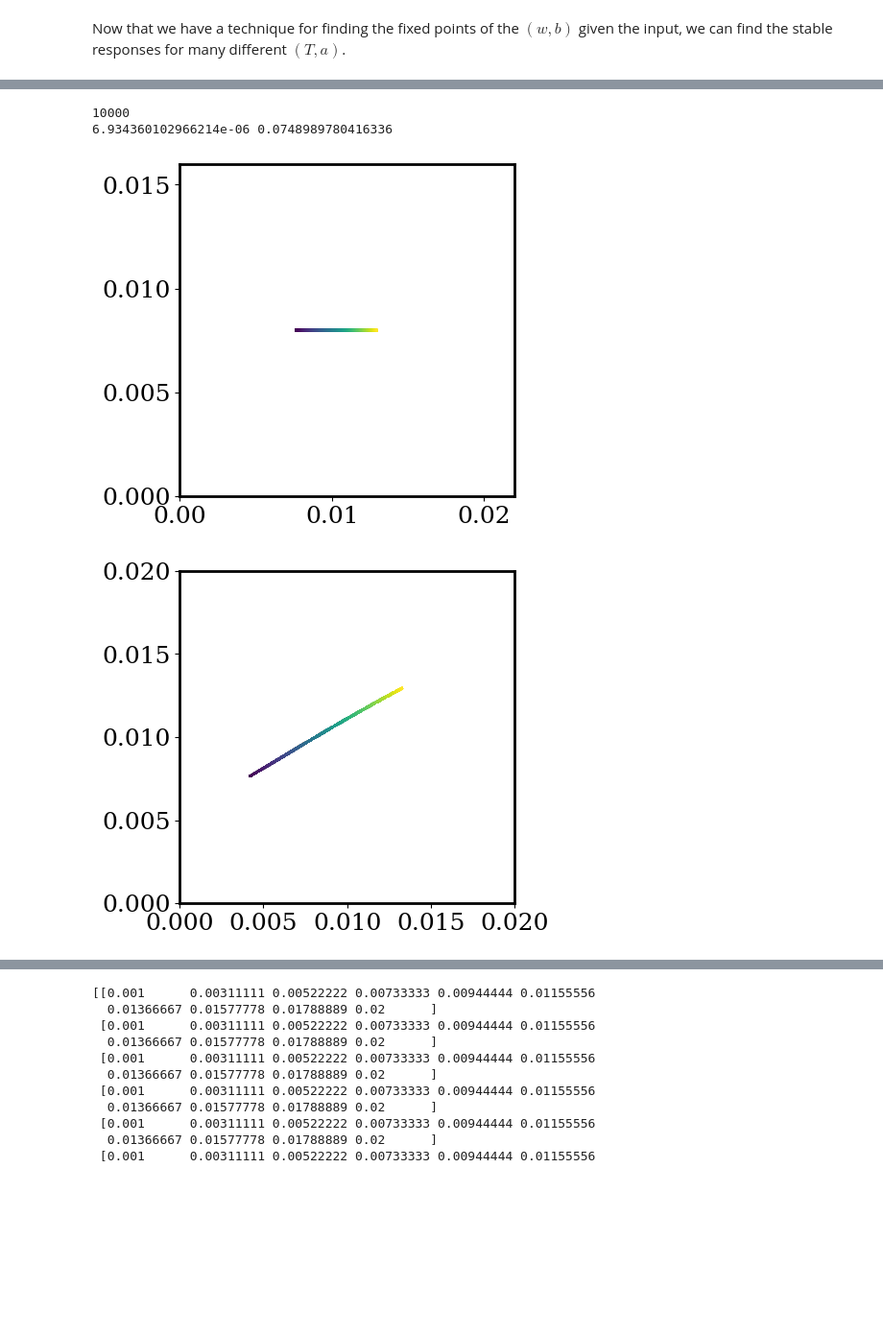
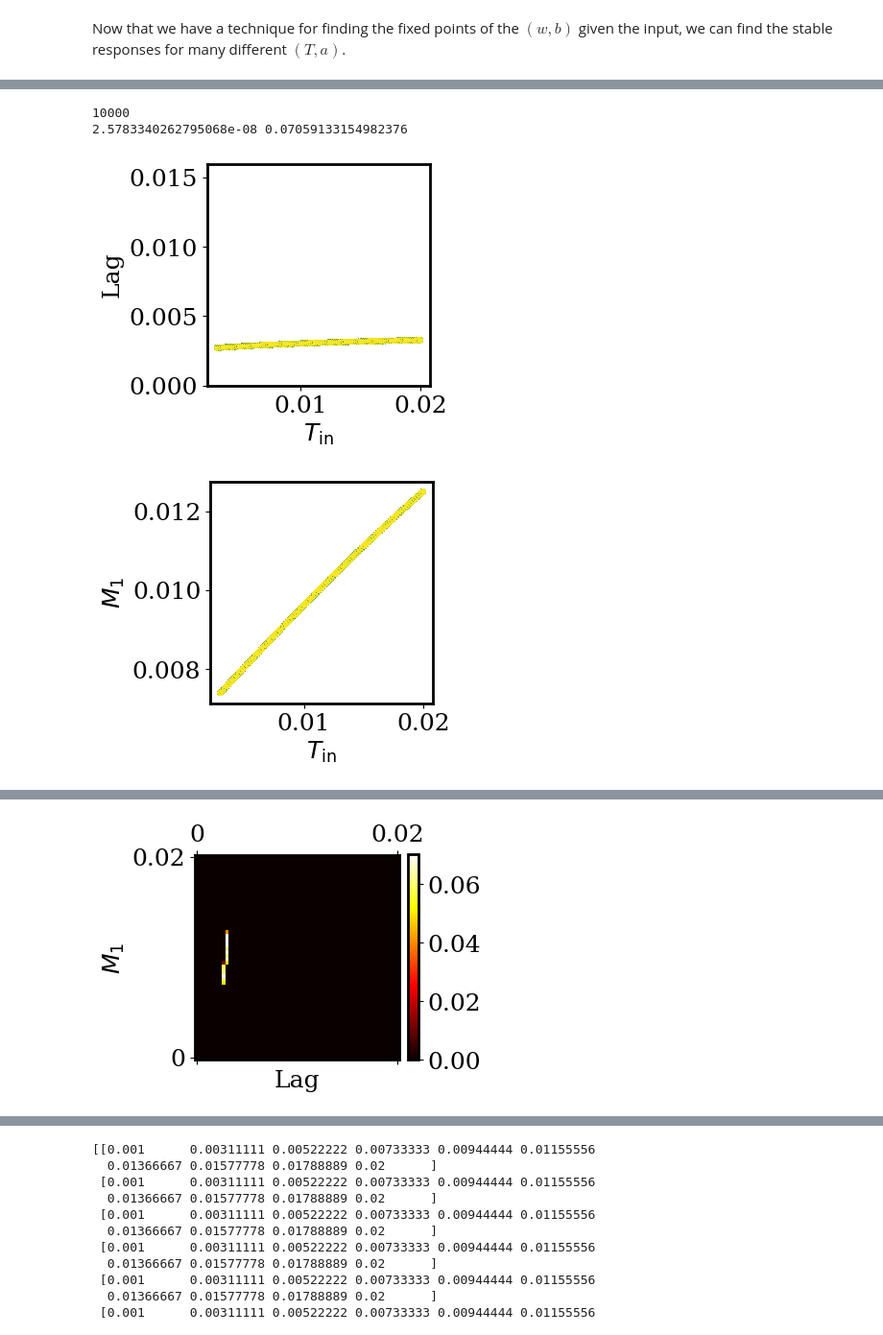
Before and after one commit to davidgbe/automated_plasticity_discovery, a Jupyter notebook: moment_control.ipynb, the cells around one changed output, grey strips where cells are left out. Shown at 96% size. Cells and saved outputs as stored; diff of their text form; code cells hidden in the pictures; blank space fills up the shorter version.

```diff
--- a/moment_control.ipynb
+++ b/moment_control.ipynb
@@ -1233,3 +1661,19 @@ print(np.var(lags), np.var(peaks))
 # %%
 b_fixed = 0.2
-fixed_points, valid_solns_mask = find_fixed_point(a, T, w_set, b_set, b_rate=0, b=b_fixed)
+w_set = 0.0075
+w_coef_I1 = 0
+w_coef_I2 = 1
+b_coef_I1 = 0
+b_coef_I2 = 0
+fixed_points, valid_solns_mask = find_fixed_point(a, T, w_set, b_set, b_rate=0, b=b_fixed, w_coef_I1=w_coef_I1, w_coef_I2=w_coef_I2, b_coef_I1=b_coef_I1, b_coef_I2=b_coef_I2)
+
+a_plot, T_plot = np.meshgrid(np.linspace(2, 20, 1), np.linspace(0.003, 0.02, 3))
+fixed_points, valid_solns_mask = find_fixed_point(a, T, w_set, b_set, w_coef_I1=w_coef_I1, w_coef_I2=w_coef_I2, b_coef_I1=b_coef_I1, b_coef_I2=b_coef_I2)
+
+scale = 1
+fig, axs = plt.subplots(1, 1, figsize=(3 * scale, 3 * scale))
+t = np.linspace(-0.005, 0.06, 1000)
+colors = ['red', 'blue', 'orange']
+for i in range(fixed_points.shape[0]):
+    axs.plot(t, 2.5 * i + np.where(np.logical_and(t > 0, t < T_plot.flatten()[i]), a_plot.flatten()[i], 0), '--', c=colors[i], alpha=0.4)
+    axs.plot(t, 2.5 * i + comp_r_out(fixed_points[i, 0], fixed_points[i, 1], a_plot.flatten()[i], T_plot.flatten()[i], t), c=colors[i])
@@ -1239,45 +1685,77 @@ print(np.count_nonzero(valid_solns_mask))
 I1, I2 = comp_integrals(fixed_points[:, 0], b_fixed, a.flatten()[valid_solns_mask], T.flatten()[valid_solns_mask])
 lags, peaks = comp_lags_and_peaks(fixed_points[:, 0], b_fixed, a.flatten()[valid_solns_mask], T.flatten()[valid_solns_mask])
 
-scale = 1.5
+scale = 1
 fig, axs = plt.subplots(1, 1, figsize=(3 * scale, 3 * scale))
 
-axs.scatter(I1, I2, s=1, c=T.flatten()[valid_solns_mask])
-axs.set_xlim(0, 2 * b_set)
-axs.set_ylim(0, 2 * w_set)
+axs.scatter(T.flatten()[valid_solns_mask], lags, c=a.flatten()[valid_solns_mask], s=10)
+# axs.set_xlim(0, 2 * b_set)
+axs.set_ylim(0, 0.016)
+axs.set_xlabel(r'$T_{\rm in}$')
+axs.set_ylabel(r'Lag')
 
-scale = 1.5
+scale = 1
 fig, axs = plt.subplots(1, 1, figsize=(3 * scale, 3 * scale))
 
-axs.scatter(lags, I1, s=1, c=T.flatten()[valid_solns_mask])
+axs.scatter(T.flatten()[valid_solns_mask], I1, c=a.flatten()[valid_solns_mask], s=10)
 lag_max = 0.02
 lag_min = 0
 I1_max = 0.02
 I1_min = 0
-axs.set_ylim(I1_min, I1_max)
-axs.set_xlim(lag_min, lag_max)
+# axs.set_ylim(I1_min, I1_max)
+# axs.set_xlim(lag_min, lag_max)
+axs.set_xlabel(r'$T_{\rm in}$')
+axs.set_ylabel(r'$M_1$')
+
+scale = 1
+fig, axs = plt.subplots(1, 1, figsize=(3 * scale, 3 * scale))
+
+axs.scatter(T.flatten()[valid_solns_mask], I2, c=a.flatten()[valid_solns_mask], s=10)
+lag_max = 0.02
+lag_min = 0
+I1_max = 0.02
+I1_min = 0
+# axs.set_ylim(I1_min, I1_max)
+# axs.set_xlim(lag_min, lag_max)
+axs.set_xlabel(r'$T_{\rm in}$')
+axs.set_ylabel(r'$M_2$')
+
+# scale = 1.5
+# fig, axs = plt.subplots(1, 1, figsize=(3 * scale, 3 * scale))
+
+# axs.scatter(T.flatten()[valid_solns_mask], a.flatten()[valid_solns_mask], c=stable_colors, s=10)
+# lag_max = 0.02
+# lag_min = 0
+# I1_max = 0.02
+# I1_min = 0
+# # axs.set_ylim(I1_min, I1_max)
+# # axs.set_xlim(lag_min, lag_max)
+# axs.set_xlabel(r'$T_{\rm in}$')
+# axs.set_ylabel(r'$M_1$')
 
 tiling_size = 60
 density = np.zeros((tiling_size, tiling_size))
 for lag, i1 in zip(lags, I1):
     i_I1 = int((i1 - I1_min) / (I1_max - I1_min) * tiling_size)
     i_lag = int((lag - lag_min) / (lag_max - lag_min) * tiling_size)
     density[i_I1, i_lag] += 1
 
 density = density / density.sum()
 
-scale = 1.5
+scale = 1
 fig, axs = plt.subplots(1, 1, figsize=(3 * scale, 3 * scale))
 cbar = axs.matshow(density, cmap='hot', origin='lower', vmin=0)
 axs.set_xticks([0, tiling_size - 1])
 axs.set_xticklabels([lag_min, lag_max])
 axs.set_yticks([0, tiling_size - 1])
 axs.set_yticklabels([I1_min, I1_max])
 fig.colorbar(cbar, fraction=0.046, pad=0.04)
+axs.set_xlabel('Lag')
+axs.set_ylabel(r'$M_1$')
 
 print(np.var(lags), np.var(peaks))
 # %% [output]
 10000
-6.934360102966214e-06 0.0748989780416336
+2.5783340262795068e-08 0.07059133154982376
-[figure, old version]
+[figure, new version]
-[figure, old version]
+[figure, new version]
@@ -1284,0 +1763 @@ print(np.var(lags), np.var(peaks))
+[figure, added]
```
Also changed, not shown: parts of 37 cells of this notebook.
